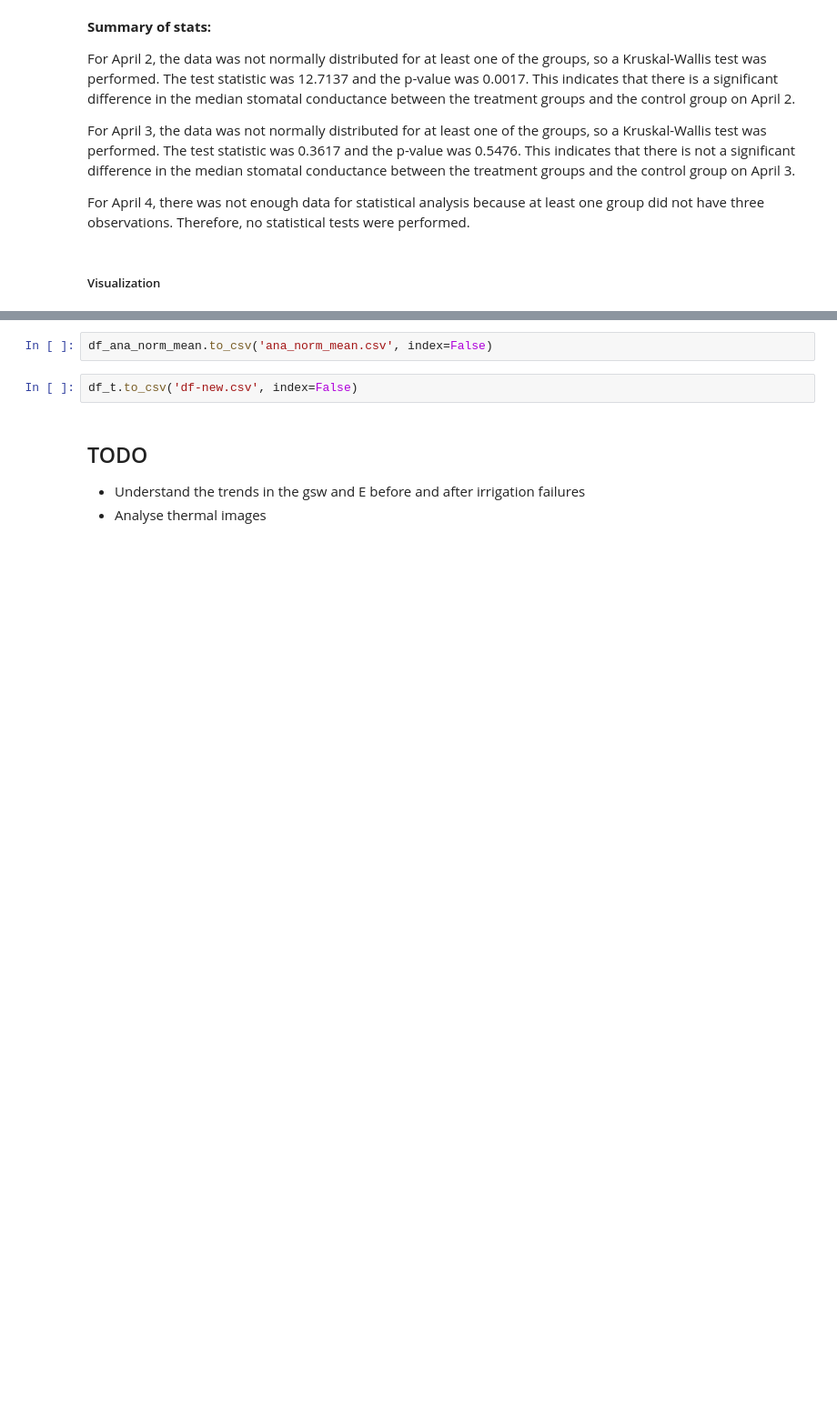
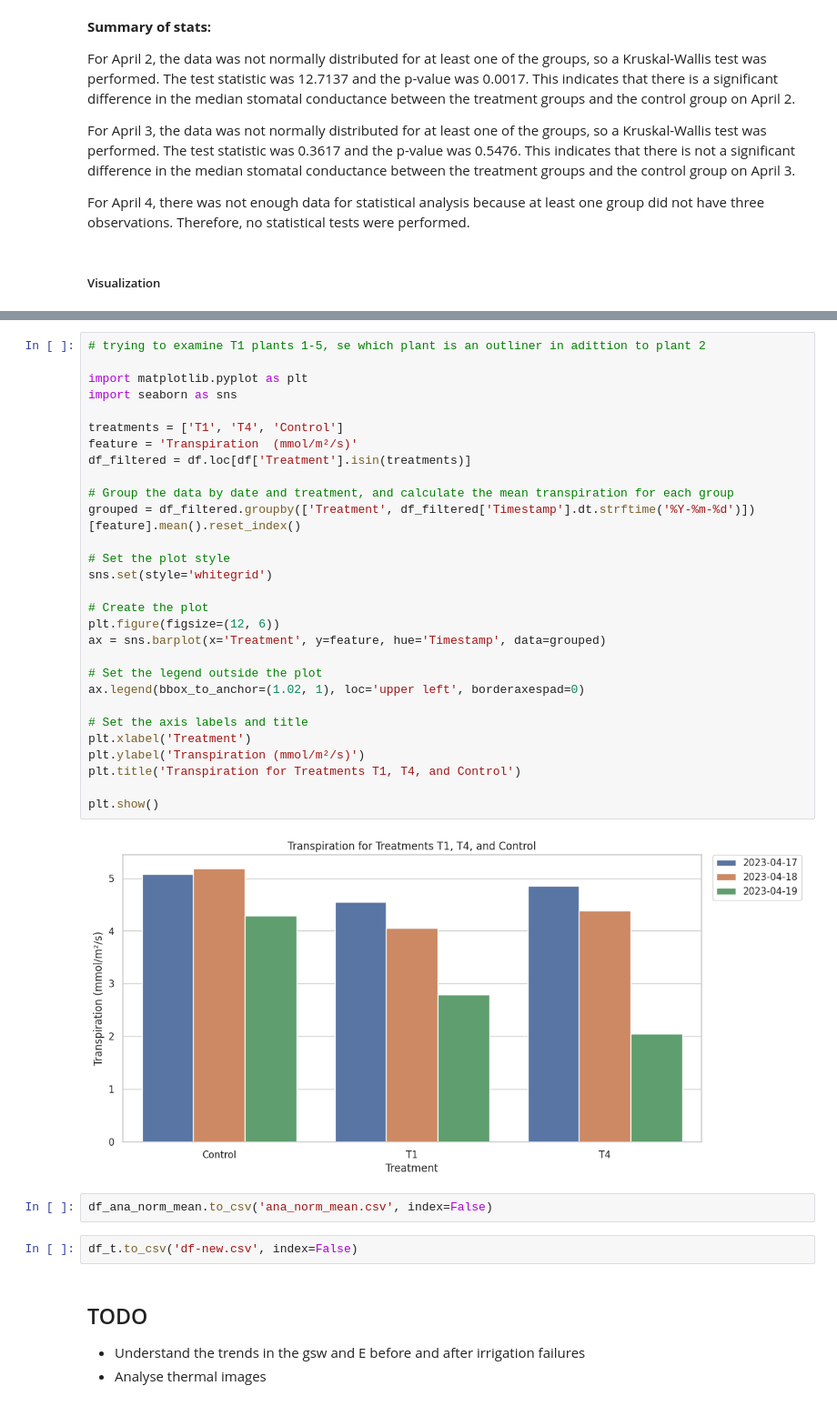
Before and after one commit to deedeeharris/MS_Research_Projects, a Jupyter notebook: 2_Stress/stress_analysis.ipynb, the cells around one changed output, grey strips where cells are left out. Shown at 91% size. Cells and saved outputs as stored; diff of their text form; blank space fills up the shorter version.

```diff
--- a/2_Stress/stress_analysis.ipynb
+++ b/2_Stress/stress_analysis.ipynb
@@ -885,3 +1233,34 @@ for feature in features:
+# %%
+# trying to examine T1 plants 1-5, se which plant is an outliner in adittion to plant 2
+
+import matplotlib.pyplot as plt
+import seaborn as sns
+
+treatments = ['T1', 'T4', 'Control']
+feature = 'Transpiration  (mmol/m²/s)'
+df_filtered = df.loc[df['Treatment'].isin(treatments)]
+
+# Group the data by date and treatment, and calculate the mean transpiration for each group
+grouped = df_filtered.groupby(['Treatment', df_filtered['Timestamp'].dt.strftime('%Y-%m-%d')])[feature].mean().reset_index()
+
+# Set the plot style
+sns.set(style='whitegrid')
+
+# Create the plot
+plt.figure(figsize=(12, 6))
+ax = sns.barplot(x='Treatment', y=feature, hue='Timestamp', data=grouped)
+
+# Set the legend outside the plot
+ax.legend(bbox_to_anchor=(1.02, 1), loc='upper left', borderaxespad=0)
+
+# Set the axis labels and title
+plt.xlabel('Treatment')
+plt.ylabel('Transpiration (mmol/m²/s)')
+plt.title('Transpiration for Treatments T1, T4, and Control')
+
+plt.show()
+# %% [output]
+[figure, added]
 # %%
 df_ana_norm_mean.to_csv('ana_norm_mean.csv', index=False)
 # %%
```
Also changed, not shown: parts of 32 cells of this notebook.
